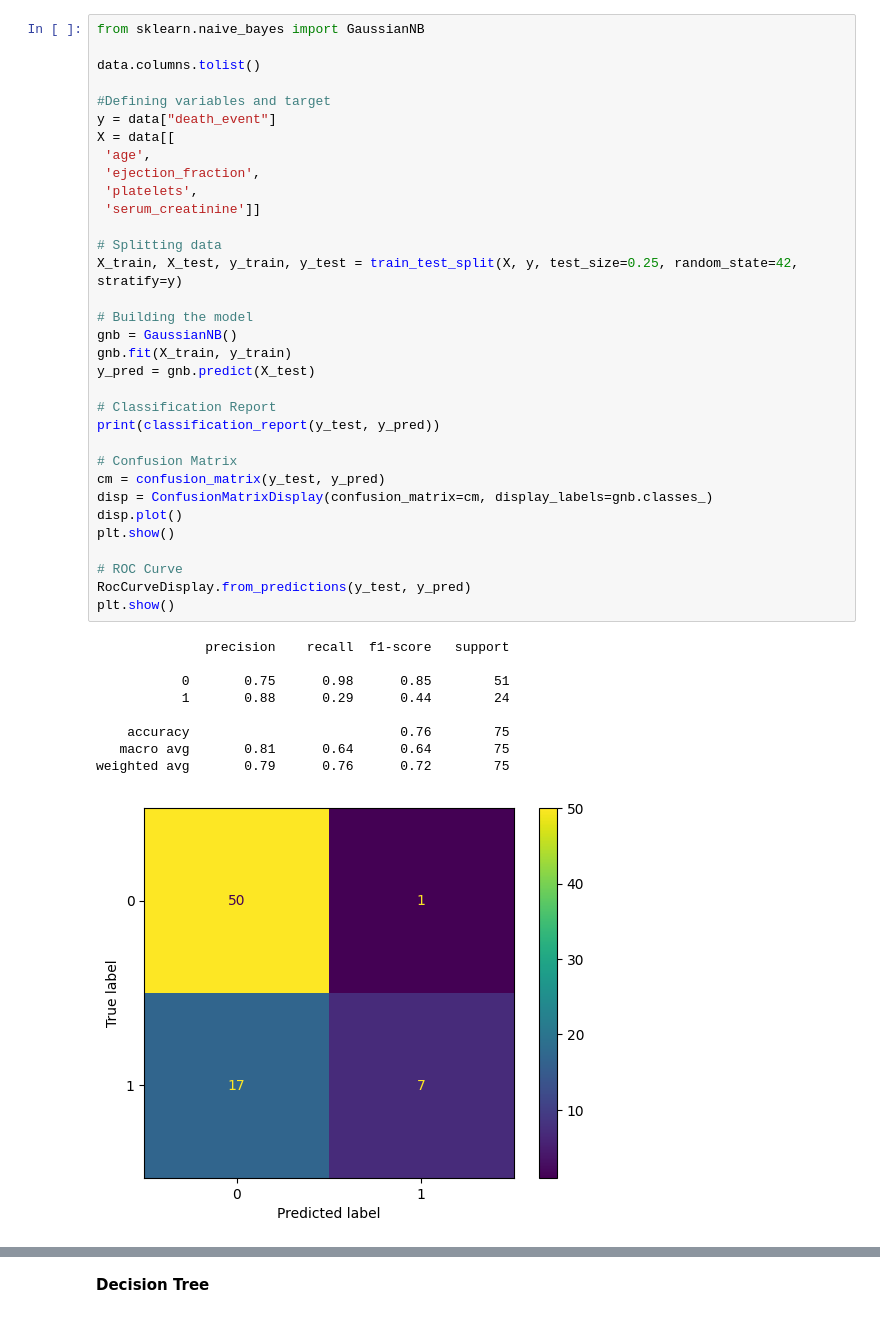
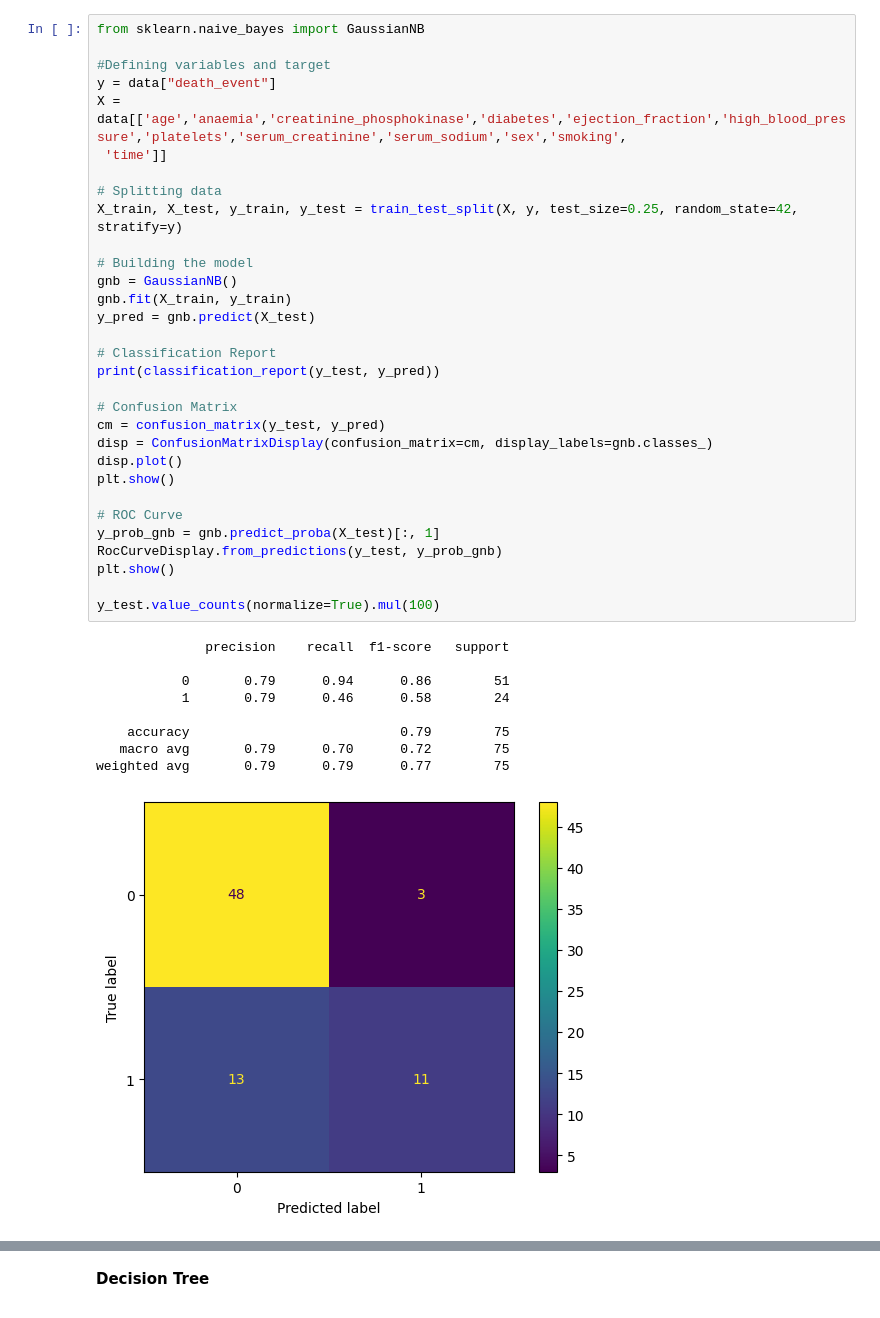
Before and after one commit to dr-koehler-ai/Heart-Failure-Clinical-Records-Dashboard, a Jupyter notebook: Heart_Failure_Clinical_Records_V2.ipynb, the cells around one changed output, grey strips where cells are left out. Drawn from its saved outputs; the diff is of its cells as text.

```diff
--- a/Heart_Failure_Clinical_Records_V2.ipynb
+++ b/Heart_Failure_Clinical_Records_V2.ipynb
@@ -91,43 +106,41 @@ As the independent variables are all continuous, **a Gaussian Naive Bayes Model*
 # %%
 from sklearn.naive_bayes import GaussianNB
 
-data.columns.tolist()
-
 #Defining variables and target
 y = data["death_event"]
-X = data[[
- 'age',
- 'ejection_fraction',
- 'platelets',
- 'serum_creatinine']]
+X = data[['age','anaemia','creatinine_phosphokinase','diabetes','ejection_fraction','high_blood_pressure','platelets','serum_creatinine','serum_sodium','sex','smoking',
+ 'time']]
 
 # Splitting data
 X_train, X_test, y_train, y_test = train_test_split(X, y, test_size=0.25, random_state=42, stratify=y)
 
 # Building the model
 gnb = GaussianNB()
 gnb.fit(X_train, y_train)
 y_pred = gnb.predict(X_test)
 
 # Classification Report
 print(classification_report(y_test, y_pred))
 
 # Confusion Matrix
 cm = confusion_matrix(y_test, y_pred)
 disp = ConfusionMatrixDisplay(confusion_matrix=cm, display_labels=gnb.classes_)
 disp.plot()
 plt.show()
 
 # ROC Curve
-RocCurveDisplay.from_predictions(y_test, y_pred)
+y_prob_gnb = gnb.predict_proba(X_test)[:, 1]
+RocCurveDisplay.from_predictions(y_test, y_prob_gnb)
 plt.show()
+
+y_test.value_counts(normalize=True).mul(100)
 # %% [output]
               precision    recall  f1-score   support
 
-           0       0.75      0.98      0.85        51
-           1       0.88      0.29      0.44        24
+           0       0.79      0.94      0.86        51
+           1       0.79      0.46      0.58        24
 
-    accuracy                           0.76        75
-   macro avg       0.81      0.64      0.64        75
-weighted avg       0.79      0.76      0.72        75
+    accuracy                           0.79        75
+   macro avg       0.79      0.70      0.72        75
+weighted avg       0.79      0.79      0.77        75
-[figure, old version]
+[figure, new version]
```
Also changed, not shown: parts of 20 cells of this notebook.
